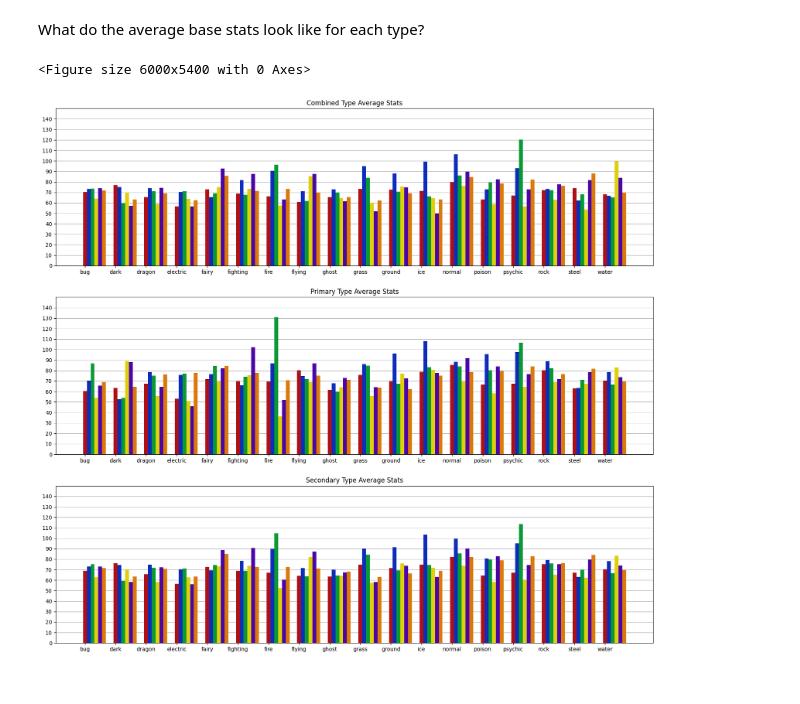
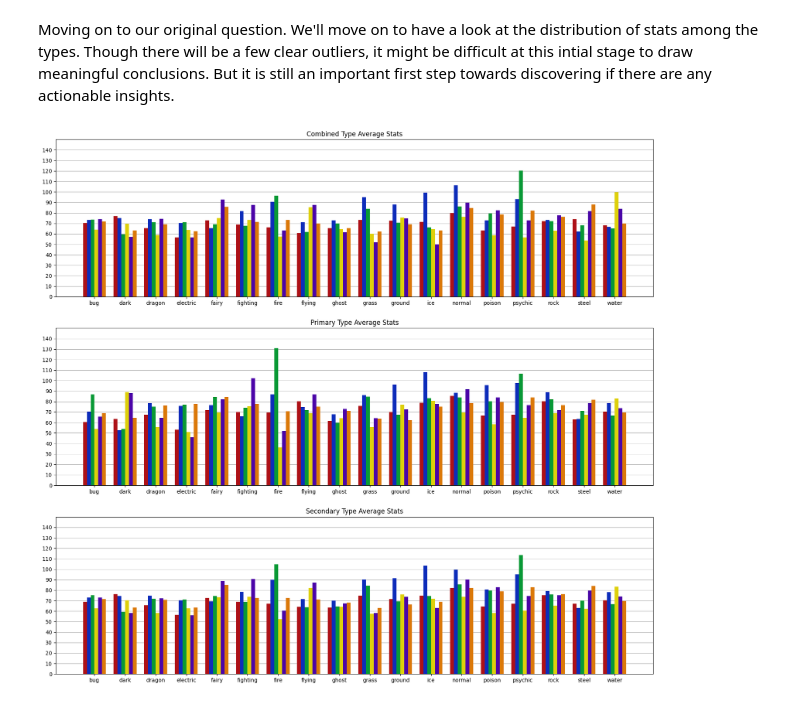
Before and after one commit to Meakinl2/Pokemon-Data-Analysis, a Jupyter notebook: Comparing-Pokemon-Type-With-Base-Stats/data-visualisation.ipynb, the cells around one changed output. Saved outputs shown, nothing was run; the diff lists cells and outputs as text; code cells hidden in the pictures.

Commit message:
23/10/25 Fixed Minor Figure Issues Centered Labels in multi-bar charts. Fixed Figure Sizing Issues.

```diff
--- a/Comparing-Pokemon-Type-With-Base-Stats/data-visualisation.ipynb
+++ b/Comparing-Pokemon-Type-With-Base-Stats/data-visualisation.ipynb
@@ -5,4 +10,4 @@ import matplotlib.pyplot as plt
 # %%
-raw_dataframe = pd.read_csv("pokemon_data_raw.csv", delimiter=",")
-cleaned_dataframe = pd.read_csv("pokemon_data_cleaned.csv", delimiter=",")
+raw_dataframe = pd.read_csv("../pokemon_data_raw.csv", delimiter=",")
+cleaned_dataframe = pd.read_csv("../pokemon_data_cleaned.csv", delimiter=",")
 # %% [markdown]
@@ -21,7 +26,8 @@ for key in type1_counts.keys():
 # Colours Assigned to each type within Pokemon to make the Graphs look nicer.
 type_colours = ['#A6B91A', '#705746', '#6F35FC', '#F7D02C', '#D685AD', '#C22E28', '#EE8130', '#A98FF3', '#735797', '#7AC74C', '#E2BF65', '#96D9D6', '#A8A77A', '#A33EA1', '#F95587', '#B6A136', '#B7B7CE', '#6390F0']
 
-plt.figure(figsize=(20,18), dpi=300)
+plt.rcParams['figure.figsize'] = (20, 18)
+plt.rcParams['figure.dpi'] = 100
 fig, [ax1, ax2, ax3] = plt.subplots(ncols=1, nrows=3)
 
 for ax in [ax1, ax2, ax3]:
@@ -46,6 +51,6 @@ ax3.bar(range(len(type2_counts)), list(type2_counts.values()), color=type_colour
 [figure]
 # %% [markdown]
-What do the average base stats look like for each type?
+Moving on to our original question. We'll move on to have a look at the distribution of stats among the types. Though there will be a few clear outliers, it might be difficult at this intial stage to draw meaningful conclusions. But it is still an important first step towards discovering if there are any actionable insights.
 # %%
 types = raw_dataframe["type1"].value_counts().to_dict().keys()
 
@@ -81,7 +86,6 @@ for poke_type in types:
     type2_average_stats[poke_type] = [round(stat_total / type2_total_stats[poke_type][6], 2) for stat_total in type2_total_stats[poke_type][:-1]]
     combined_average_stats[poke_type] = [round(stat_total / combined_total_stats[poke_type][6], 2) for stat_total in combined_total_stats[poke_type][:-1]]
 
-plt.figure(figsize=(20,18), dpi=300)
 fig, [ax1, ax2, ax3] = plt.subplots(ncols=1, nrows=3)
 stats_colours = ['#ad1117', '#0d2dba', '#089936', '#ded00b', '#4c05a8', '#db7909']
 
@@ -90,35 +94,34 @@ for ax in [ax1, ax2, ax3]:
     ax.set_yticks(range(0, 141, 10))
     ax.set_xticks(range(len(type_counts)), list(type_counts.keys()))
     ax.set_axisbelow(True)
     ax.grid(axis="y")
 
 bar_width = 0.125
 
 ax1.set_title("Combined Type Average Stats")
 ax2.set_title("Primary Type Average Stats")
 ax3.set_title("Secondary Type Average Stats")
 
 
 offset_multipler = 0
 for i in range(len(stats)):
-    spacing = [x + (bar_width * offset_multipler) for x in range(len(types))]
+    spacing = [x + (bar_width * (-2.5 + offset_multipler)) for x in range(len(types))]
     values = [type1_average_stats[poke_type][i] for poke_type in types]
     ax1.bar(spacing, values, bar_width, color=stats_colours[i])
     offset_multipler += 1
 
 offset_multipler = 0
 for i in range(len(stats)):
-    spacing = [x + (bar_width * offset_multipler) for x in range(len(types))]
+    spacing = [x + (bar_width * (-2.5 + offset_multipler)) for x in range(len(types))]
     values = [type2_average_stats[poke_type][i] for poke_type in types]
     ax2.bar(spacing, values, bar_width, color=stats_colours[i])
     offset_multipler += 1
 
 offset_multipler = 0
 for i in range(len(stats)):
-    spacing = [x + (bar_width * offset_multipler) for x in range(len(types))]
+    spacing = [x + (bar_width * (-2.5 + offset_multipler)) for x in range(len(types))]
     values = [combined_average_stats[poke_type][i] for poke_type in types]
     ax3.bar(spacing, values, bar_width, color=stats_colours[i])
     offset_multipler += 1
 # %% [output]
-<Figure size 6000x5400 with 0 Axes>
-[figure, old version]
+[figure, new version]
```
Also changed, not shown: parts of 3 cells of this notebook.
